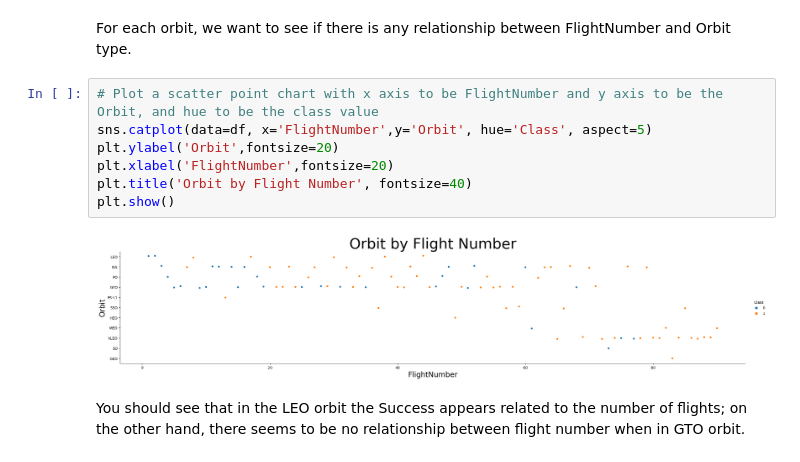
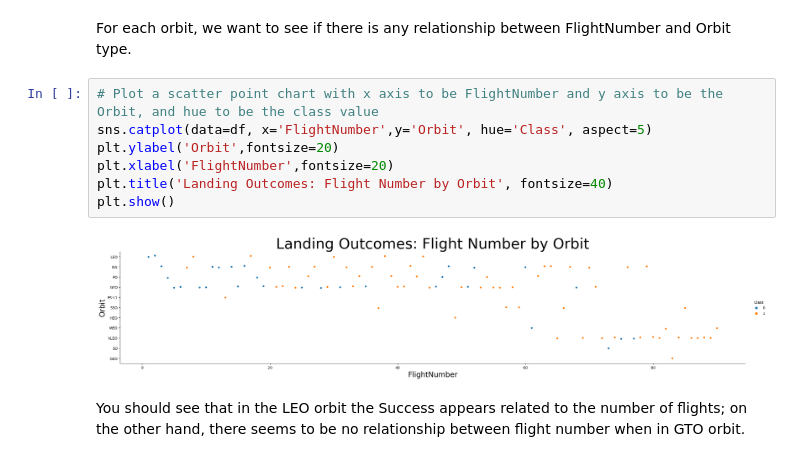
Before and after one commit to kymayodeji/SpaceX, a Jupyter notebook: spacex-eda-dataviz.ipynb, the cells around one changed output. Cells and saved outputs as stored; diff of their text form.

```diff
--- a/spacex-eda-dataviz.ipynb
+++ b/spacex-eda-dataviz.ipynb
@@ -137,12 +138,12 @@ For each orbit, we want to see if there is any relationship between FlightNumber
 # %%
 # Plot a scatter point chart with x axis to be FlightNumber and y axis to be the Orbit, and hue to be the class value
 sns.catplot(data=df, x='FlightNumber',y='Orbit', hue='Class', aspect=5)
 plt.ylabel('Orbit',fontsize=20)
 plt.xlabel('FlightNumber',fontsize=20)
-plt.title('Orbit by Flight Number', fontsize=40)
+plt.title('Landing Outcomes: Flight Number by Orbit', fontsize=40)
 plt.show()
 # %% [output]
-[figure, old version]
+[figure, new version]
 # %% [markdown]
 You should see that in the LEO orbit the Success appears related to the number of flights; on the other hand, there seems to be no relationship between flight number when in GTO orbit.
 # %% [markdown]
```
Also changed, not shown: parts of 6 cells of this notebook.
